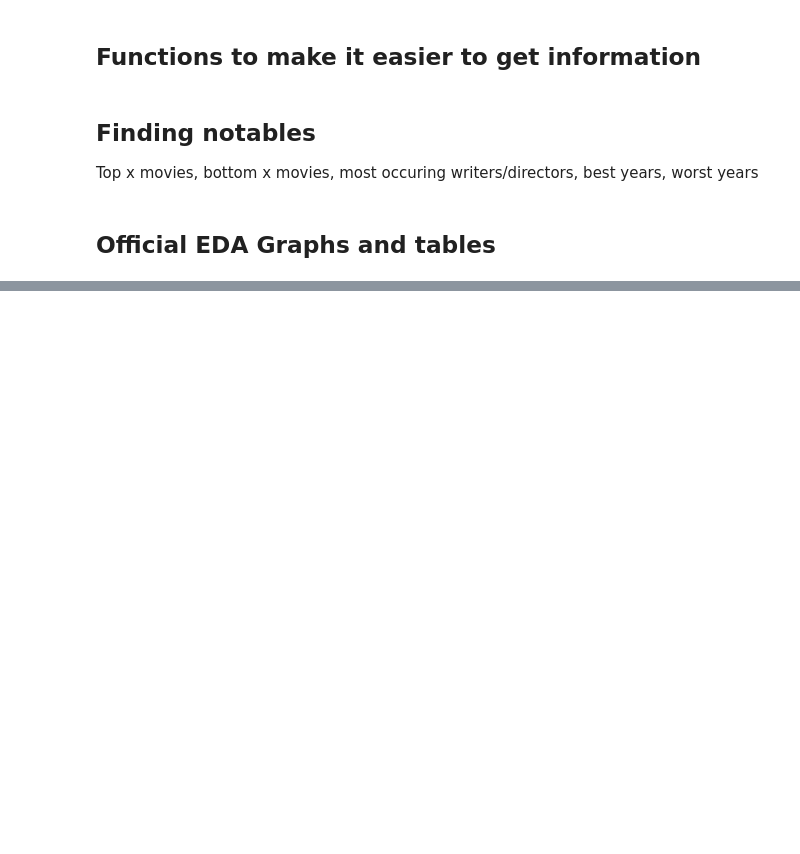
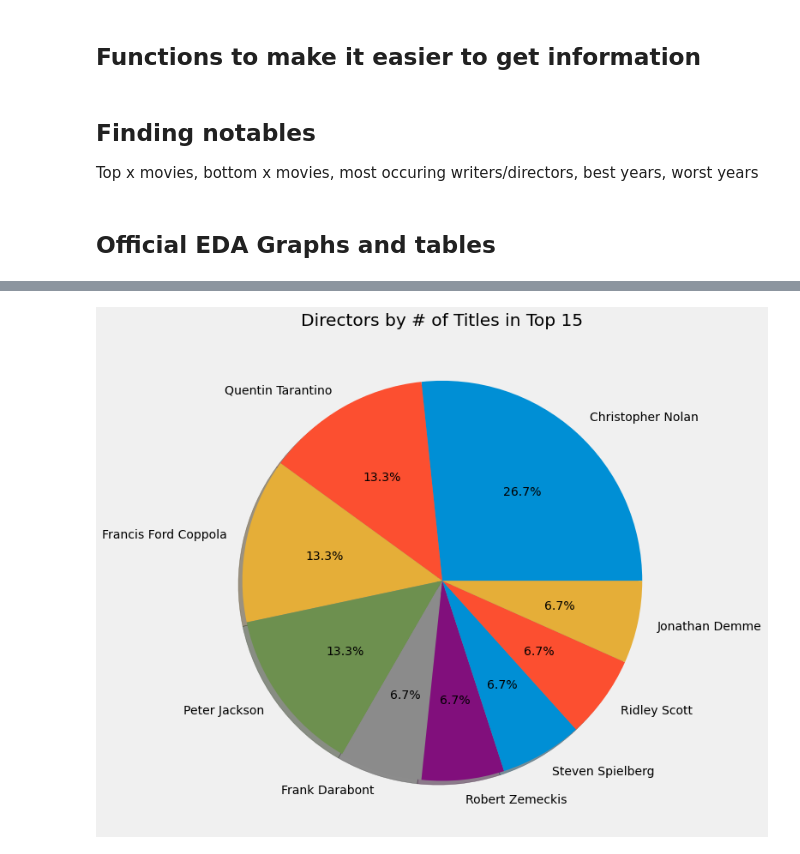
Before and after one commit to hurshkarkhanis/movie_ratings, a Jupyter notebook: src/exploratory_data_analysis.ipynb, the cells around one changed output, grey strips where cells are left out. Saved outputs shown, nothing was run; the diff lists cells and outputs as text; code cells hidden in the pictures; blank space fills up the shorter version.

```diff
--- a/src/exploratory_data_analysis.ipynb
+++ b/src/exploratory_data_analysis.ipynb
@@ -61,7 +63,7 @@ def get_name(ID):
     mydivs = soup.find("span", {"class": "itemprop"})
     return str(mydivs.contents[0])
 # %%
-def homemade_hist(dictionary, title, color, fig_w=13, fig_h=10):
+def homemade_pie(dictionary, title, color, fig_w=13, fig_h=10):
     fig, ax = plt.subplots(figsize=(fig_w, fig_h))
     names = []
     counts = []
@@ -69,13 +71,12 @@ def homemade_hist(dictionary, title, color, fig_w=13, fig_h=10):
         names.append(get_name(name))
         counts.append(count)
 
-    out = ax.bar(names, counts, color = color)
-    ax.set_xticklabels(names, fontsize=10)
+    out = ax.pie(counts, labels=names,autopct='%1.1f%%', shadow = True)
     ax.set_title(title)
 
     return out
 
-def homemade_hist_with_name(dictionary, title, color, fig_w=13, fig_h=10):
+def homemade_pie_with_name(dictionary, title, color, fig_w=13, fig_h=10):
     fig, ax = plt.subplots(figsize=(fig_w, fig_h))
     names = []
     counts = []
@@ -83,8 +84,7 @@ def homemade_hist_with_name(dictionary, title, color, fig_w=13, fig_h=10):
         names.append(name)
         counts.append(count)
 
-    out = ax.bar(names, counts, color = color)
-    ax.set_xticklabels(names, fontsize=10)
+    out = ax.pie(counts, labels=names, autopct='%1.1f%%', shadow= True)
     ax.set_title(title)
 
     return out
@@ -92,10 +92,12 @@ def homemade_hist_with_name(dictionary, title, color, fig_w=13, fig_h=10):
 ## Finding notables
 
 Top x movies, bottom x movies, most occuring writers/directors, best years, worst years
+# %%
+GLOBAL_TOP = 15
 # %%
-top = movies.sort_values(by=['score'], ascending=False).head(15)
-bot = movies.sort_values(by=['score'], ascending=True).head(15)
+top = movies.sort_values(by=['score'], ascending=False).head(GLOBAL_TOP)
+bot = movies.sort_values(by=['score'], ascending=True).head(GLOBAL_TOP)
 # %%
-top_directors = frequency_dict(top_20['directors'])
-top_writers = frequency_dict(top_20['writers'])
+top_directors = frequency_dict(top['directors'])
+top_writers = frequency_dict(top['writers'])
 # %%
@@ -115,3 +151,5 @@ bot
 # %%
-homemade_hist(top_directors, 'Directors by # of Titles in Top 15', '#F58426')
+homemade_pie(top_directors, 'Directors by # of Titles in Top {}'.format(GLOBAL_TOP), '#F58426');
+# %% [output]
+[figure, added]
 # %%
```
Also changed, not shown: parts of 16 cells of this notebook.
